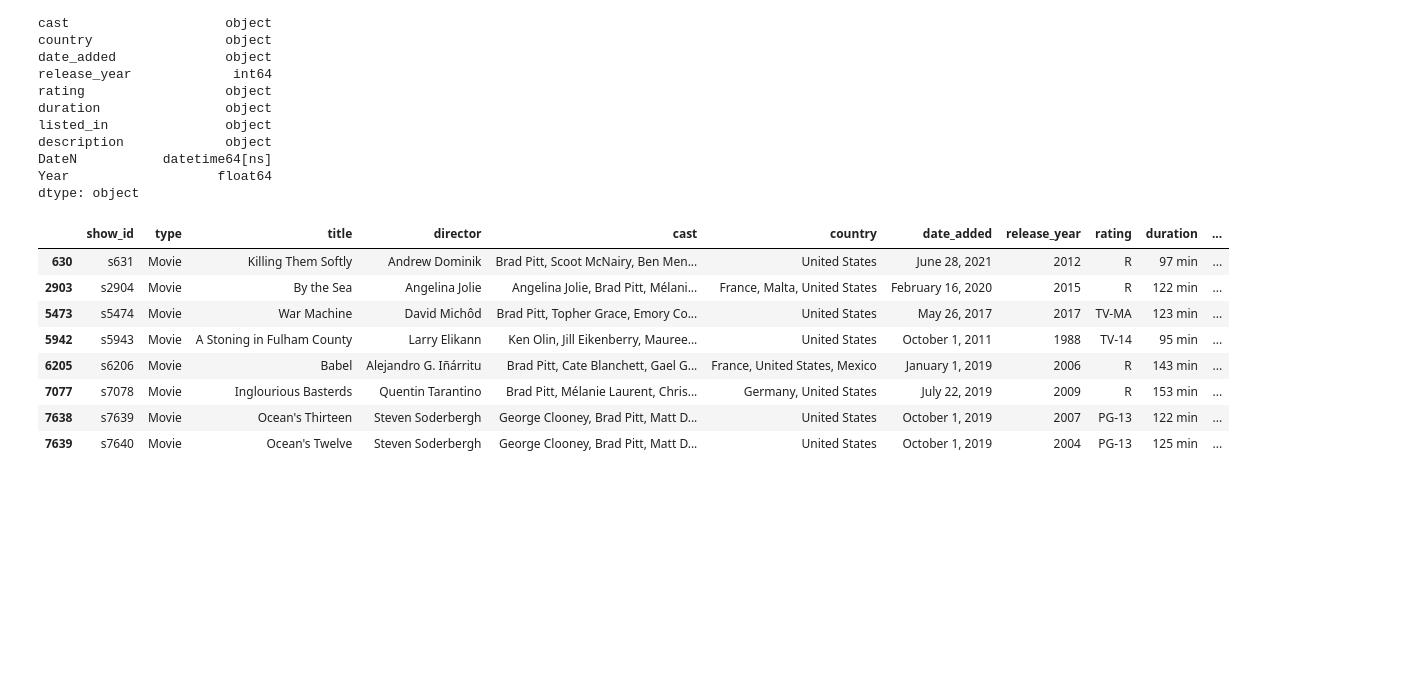
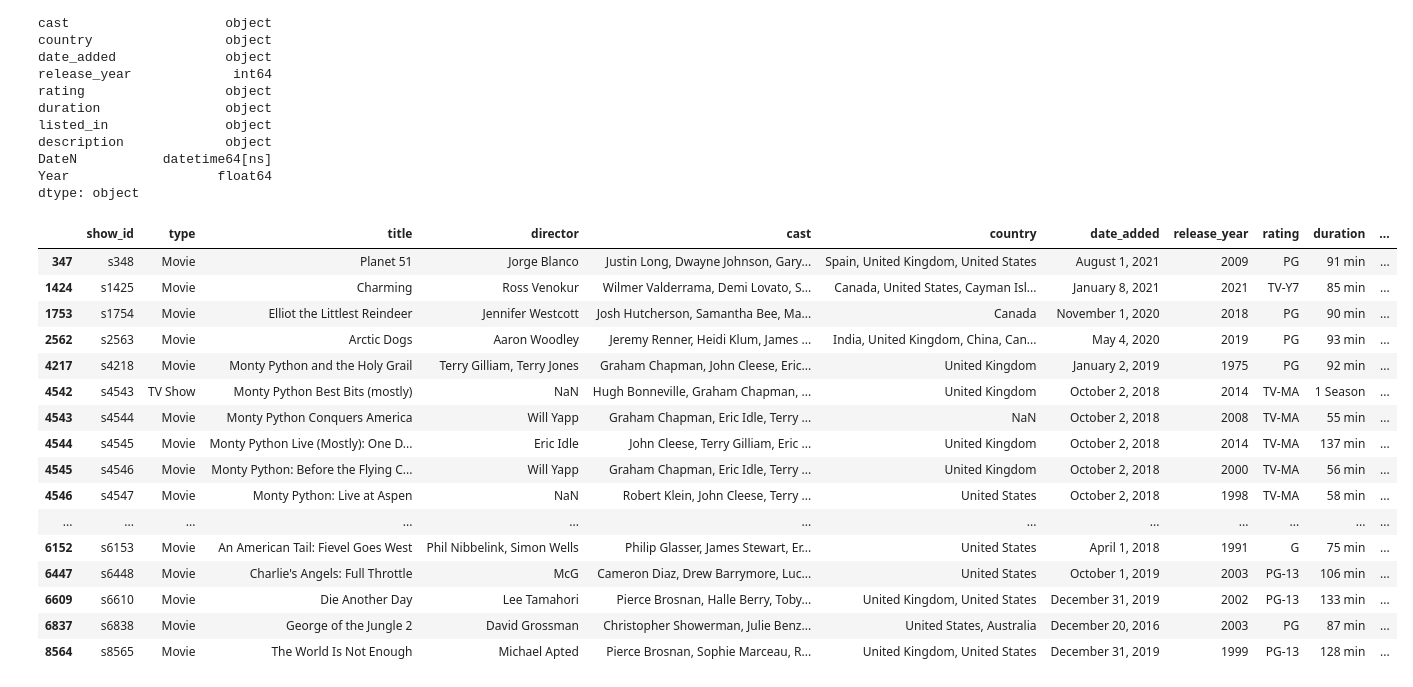
Before and after one commit to y4zi69/DataScienceJourney, a Jupyter notebook: DS.ipynb, the cells around one changed output. Cells and saved outputs as stored; diff of their text form; code cells hidden in the pictures; blank space fills up the shorter version.

```diff
--- a/DS.ipynb
+++ b/DS.ipynb
@@ -414,14 +430,22 @@ DateN           datetime64[ns]
 Year                   float64
 dtype: object
 # %%
-df[df['cast'].str.contains('Brad Pitt')]
+df[df['cast'].str.contains('John Cleese')]
 # %% [output]
 |  | show_id | type | title | director | cast | country | date_added | release_year | rating | duration | ... |
-| 630 | s631 | Movie | Killing Them Softly | Andrew Dominik | Brad Pitt, Scoot McNairy, Ben Men... | United States | June 28, 2021 | 2012 | R | 97 min | ... |
-| 2903 | s2904 | Movie | By the Sea | Angelina Jolie | Angelina Jolie, Brad Pitt, Mélani... | France, Malta, United States | February 16, 2020 | 2015 | R | 122 min | ... |
-| 5473 | s5474 | Movie | War Machine | David Michôd | Brad Pitt, Topher Grace, Emory Co... | United States | May 26, 2017 | 2017 | TV-MA | 123 min | ... |
-| 5942 | s5943 | Movie | A Stoning in Fulham County | Larry Elikann | Ken Olin, Jill Eikenberry, Mauree... | United States | October 1, 2011 | 1988 | TV-14 | 95 min | ... |
-| 6205 | s6206 | Movie | Babel | Alejandro G. Iñárritu | Brad Pitt, Cate Blanchett, Gael G... | France, United States, Mexico | January 1, 2019 | 2006 | R | 143 min | ... |
-| 7077 | s7078 | Movie | Inglourious Basterds | Quentin Tarantino | Brad Pitt, Mélanie Laurent, Chris... | Germany, United States | July 22, 2019 | 2009 | R | 153 min | ... |
-| 7638 | s7639 | Movie | Ocean's Thirteen | Steven Soderbergh | George Clooney, Brad Pitt, Matt D... | United States | October 1, 2019 | 2007 | PG-13 | 122 min | ... |
-| 7639 | s7640 | Movie | Ocean's Twelve | Steven Soderbergh | George Clooney, Brad Pitt, Matt D... | United States | October 1, 2019 | 2004 | PG-13 | 125 min | ... |
+| 347 | s348 | Movie | Planet 51 | Jorge Blanco | Justin Long, Dwayne Johnson, Gary... | Spain, United Kingdom, United States | August 1, 2021 | 2009 | PG | 91 min | ... |
+| 1424 | s1425 | Movie | Charming | Ross Venokur | Wilmer Valderrama, Demi Lovato, S... | Canada, United States, Cayman Isl... | January 8, 2021 | 2021 | TV-Y7 | 85 min | ... |
+| 1753 | s1754 | Movie | Elliot the Littlest Reindeer | Jennifer Westcott | Josh Hutcherson, Samantha Bee, Ma... | Canada | November 1, 2020 | 2018 | PG | 90 min | ... |
+| 2562 | s2563 | Movie | Arctic Dogs | Aaron Woodley | Jeremy Renner, Heidi Klum, James ... | India, United Kingdom, China, Can... | May 4, 2020 | 2019 | PG | 93 min | ... |
+| 4217 | s4218 | Movie | Monty Python and the Holy Grail | Terry Gilliam, Terry Jones | Graham Chapman, John Cleese, Eric... | United Kingdom | January 2, 2019 | 1975 | PG | 92 min | ... |
+| 4542 | s4543 | TV Show | Monty Python Best Bits (mostly) | NaN | Hugh Bonneville, Graham Chapman, ... | United Kingdom | October 2, 2018 | 2014 | TV-MA | 1 Season | ... |
+| 4543 | s4544 | Movie | Monty Python Conquers America | Will Yapp | Graham Chapman, Eric Idle, Terry ... | NaN | October 2, 2018 | 2008 | TV-MA | 55 min | ... |
+| 4544 | s4545 | Movie | Monty Python Live (Mostly): One D... | Eric Idle | John Cleese, Terry Gilliam, Eric ... | United Kingdom | October 2, 2018 | 2014 | TV-MA | 137 min | ... |
+| 4545 | s4546 | Movie | Monty Python: Before the Flying C... | Will Yapp | Graham Chapman, Eric Idle, Terry ... | United Kingdom | October 2, 2018 | 2000 | TV-MA | 56 min | ... |
+| 4546 | s4547 | Movie | Monty Python: Live at Aspen | NaN | Robert Klein, John Cleese, Terry ... | United States | October 2, 2018 | 1998 | TV-MA | 58 min | ... |
+| ... | ... | ... | ... | ... | ... | ... | ... | ... | ... | ... | ... |
+| 6152 | s6153 | Movie | An American Tail: Fievel Goes West | Phil Nibbelink, Simon Wells | Philip Glasser, James Stewart, Er... | United States | April 1, 2018 | 1991 | G | 75 min | ... |
+| 6447 | s6448 | Movie | Charlie's Angels: Full Throttle | McG | Cameron Diaz, Drew Barrymore, Luc... | United States | October 1, 2019 | 2003 | PG-13 | 106 min | ... |
+| 6609 | s6610 | Movie | Die Another Day | Lee Tamahori | Pierce Brosnan, Halle Berry, Toby... | United Kingdom, United States | December 31, 2019 | 2002 | PG-13 | 133 min | ... |
+| 6837 | s6838 | Movie | George of the Jungle 2 | David Grossman | Christopher Showerman, Julie Benz... | United States, Australia | December 20, 2016 | 2003 | PG | 87 min | ... |
+| 8564 | s8565 | Movie | The World Is Not Enough | Michael Apted | Pierce Brosnan, Sophie Marceau, R... | United Kingdom, United States | December 31, 2019 | 1999 | PG-13 | 128 min | ... |
```
Also changed, not shown: parts of 12 cells of this notebook, 4 other files.
